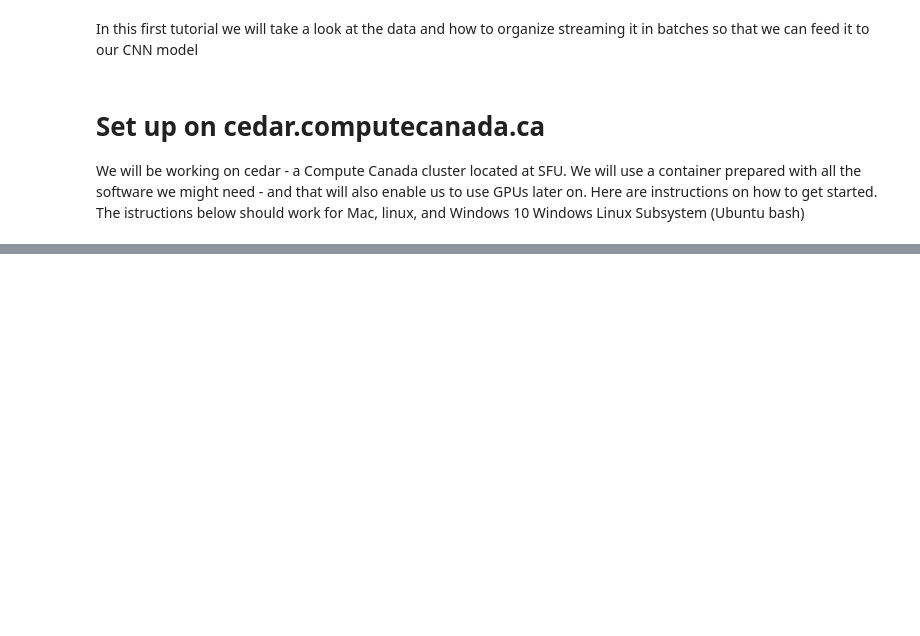
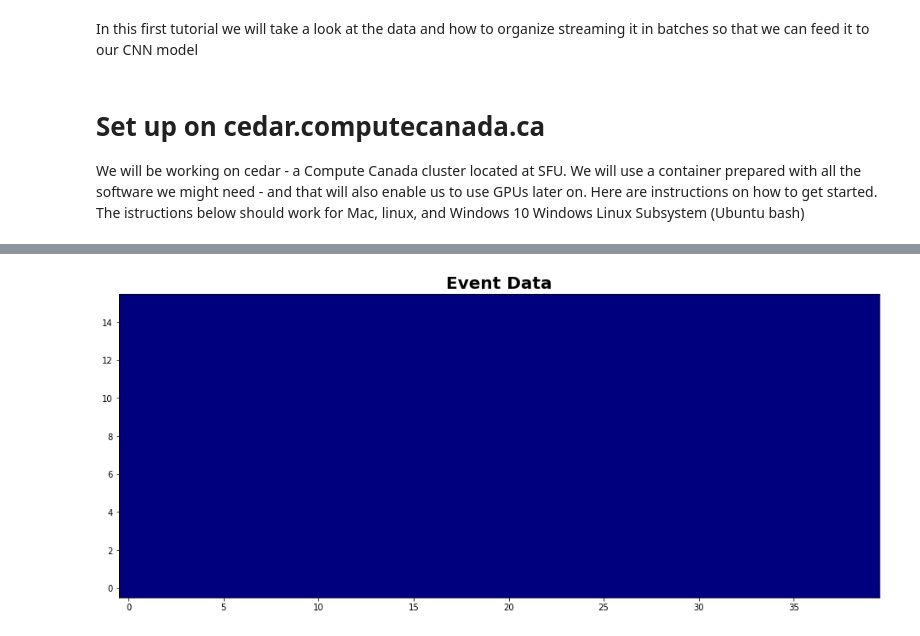
Before and after one commit to triumf-data-science-study-group/NUPRISM-CNN, a Jupyter notebook: Data Handling Tutorial.ipynb, the cells around one changed output, grey strips where cells are left out. Drawn from its saved outputs; the diff is of its cells as text; code cells hidden in the pictures; blank space fills up the shorter version.

```diff
--- a/Data Handling Tutorial.ipynb
+++ b/Data Handling Tutorial.ipynb
@@ -41,0 +112,2 @@ Here are instructions on how to get started. The istructions below should work f
+# %%
+dset=WCH5Dataset("/scratch/wfedorko/TRIUMF_DS_NUPRISM/merged_IWCDmPMT_varyE.h5",val_split=0.1,test_split=0.1)
@@ -41,0 +125,2 @@ Here are instructions on how to get started. The istructions below should work f
+# %%
+event, label=dset[9]
@@ -41,0 +137,8 @@ Here are instructions on how to get started. The istructions below should work f
+# %%
+
+fig, ax = plt.subplots(figsize=(16,8),facecolor='w')
+plt.imshow(event[:,:,3],cmap='jet',origin='lower')
+ax.set_title('Event Data',fontsize=20,fontweight='bold')
+plt.show()
+# %% [output]
+[figure, added]
```
Also changed, not shown: parts of 25 cells of this notebook, 3 other files.
